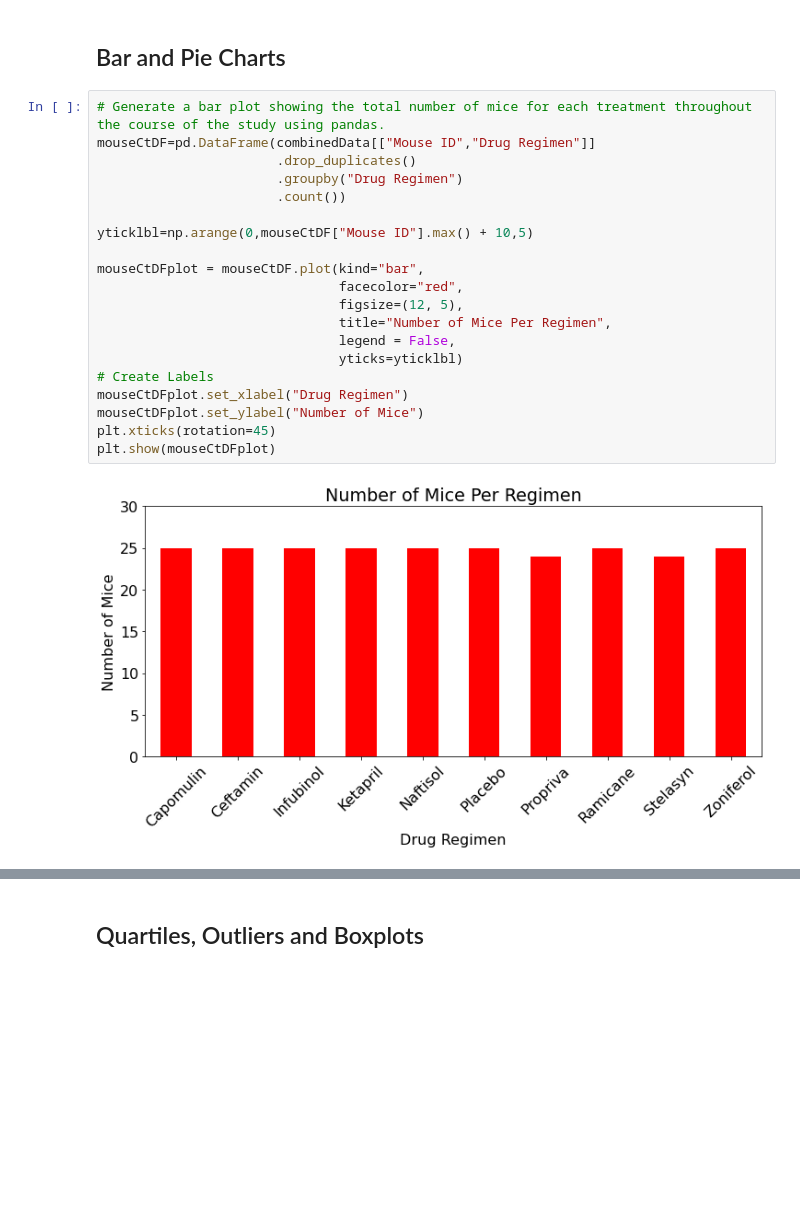
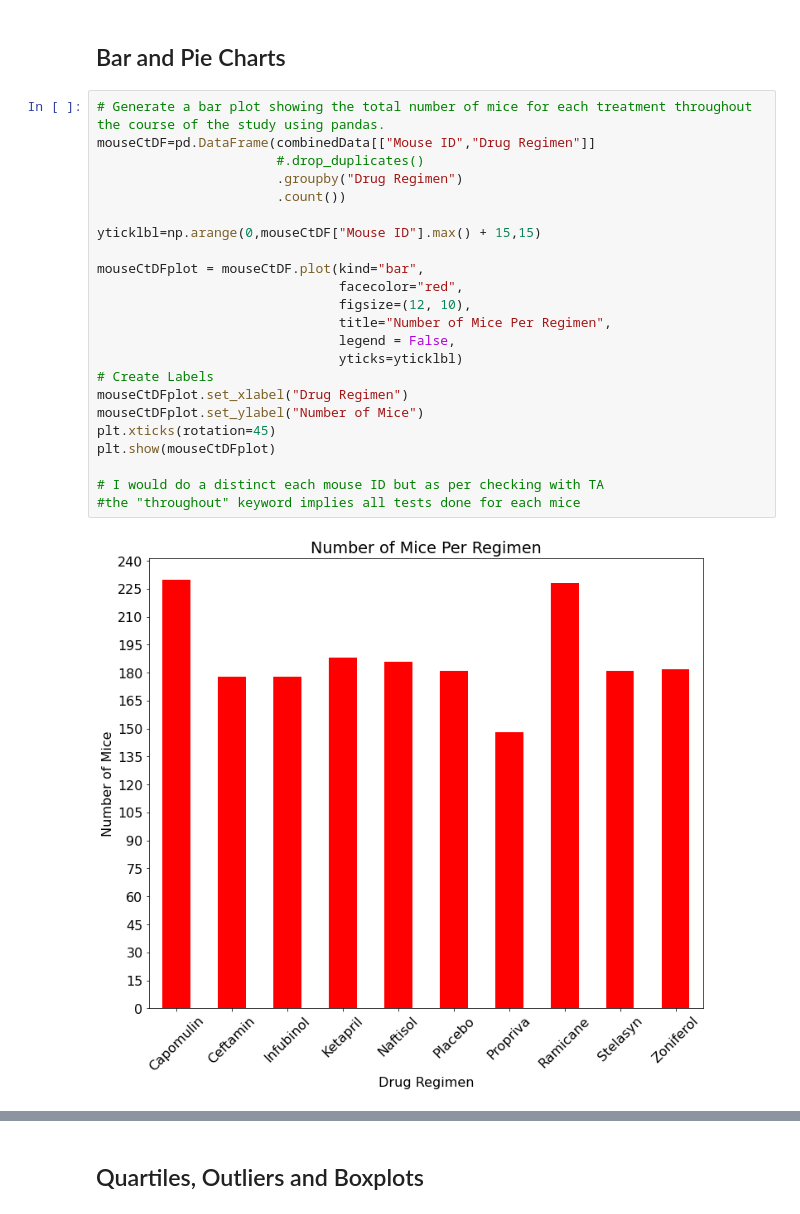
Before and after one commit to pizarro84/Matplotlib-Challenge, a Jupyter notebook: Pymaceuticals/pymaceuticals_solved.ipynb, the cells around one changed output, grey strips where cells are left out. Cells and saved outputs as stored; diff of their text form; blank space fills up the shorter version.

Commit message:
updated bar graph data post discussion with TA

```diff
--- a/Pymaceuticals/pymaceuticals_solved.ipynb
+++ b/Pymaceuticals/pymaceuticals_solved.ipynb
@@ -115,25 +115,28 @@ SumStatDF2.head()
 # %%
 # Generate a bar plot showing the total number of mice for each treatment throughout the course of the study using pandas.
 mouseCtDF=pd.DataFrame(combinedData[["Mouse ID","Drug Regimen"]]
-                       .drop_duplicates()
+                       #.drop_duplicates()
                        .groupby("Drug Regimen")
                        .count())
 
-yticklbl=np.arange(0,mouseCtDF["Mouse ID"].max() + 10,5)
+yticklbl=np.arange(0,mouseCtDF["Mouse ID"].max() + 15,15)
 
 mouseCtDFplot = mouseCtDF.plot(kind="bar",
                                facecolor="red",
-                               figsize=(12, 5),
+                               figsize=(12, 10),
                                title="Number of Mice Per Regimen",
                                legend = False,
                                yticks=yticklbl)
 # Create Labels
 mouseCtDFplot.set_xlabel("Drug Regimen")
 mouseCtDFplot.set_ylabel("Number of Mice")
 plt.xticks(rotation=45)
 plt.show(mouseCtDFplot)
+
+# I would do a distinct each mouse ID but as per checking with TA
+#the "throughout" keyword implies all tests done for each mice
 # %% [output]
-[figure, old version]
+[figure, new version]
 # %%
 # Generate a bar plot showing the total number of mice for each treatment throughout the course of the study using pyplot.
 mouseCtDF_bar=mouseCtDF.copy().reset_index(drop=False)
```
Also changed, not shown: parts of 4 cells of this notebook.
